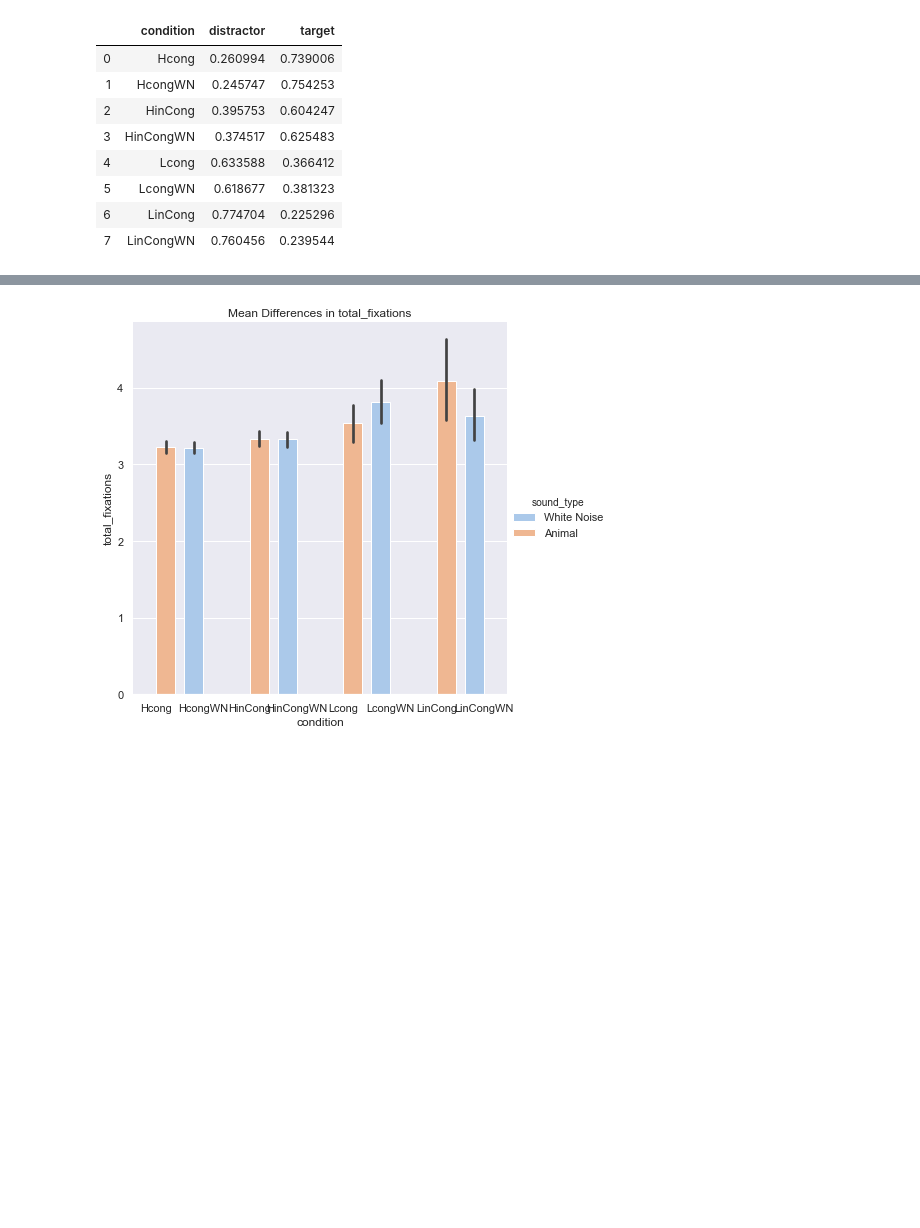
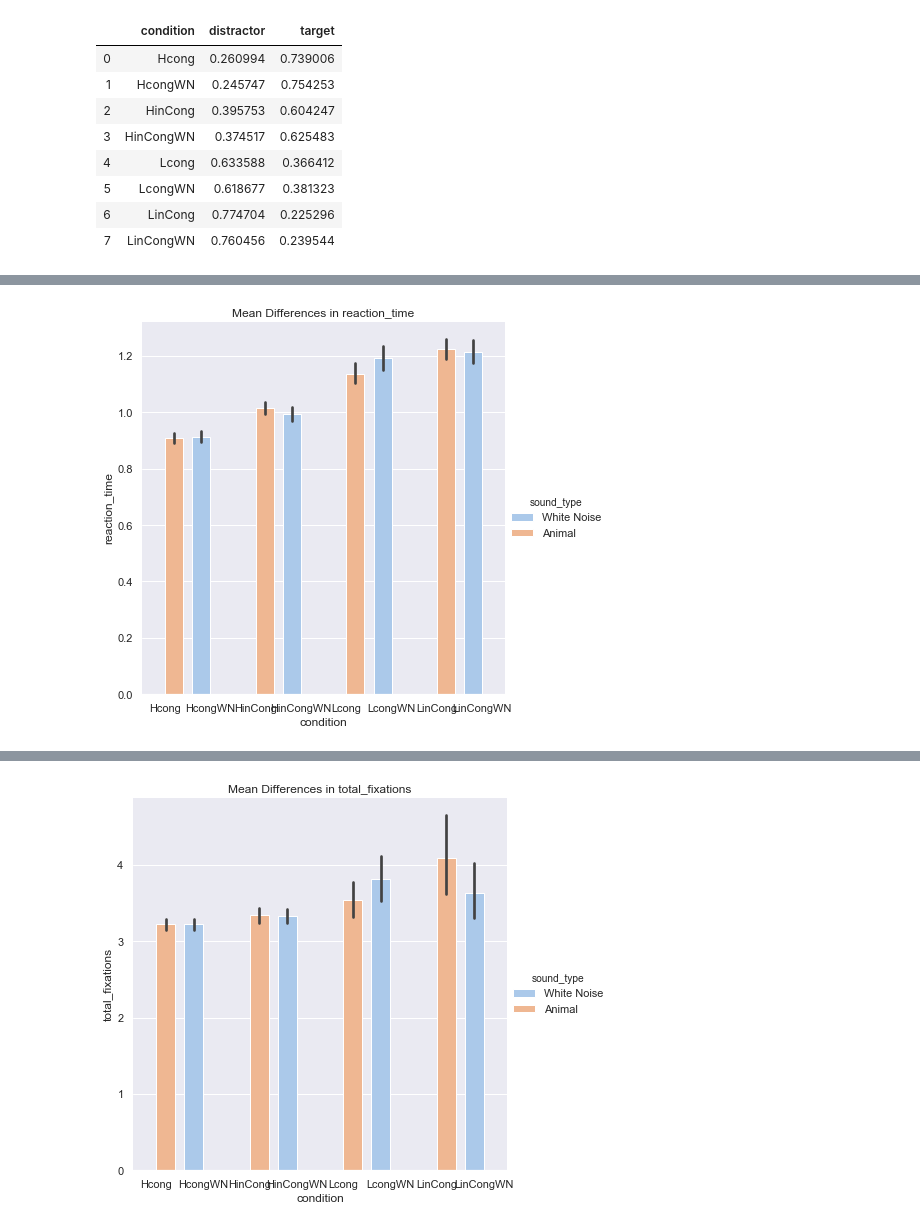
Before and after one commit to sheaduarte/PSC-290-Python-Final-Project, a Jupyter notebook: duarte/notebooks/Duarte_MSD_Exploration_and_Figures.ipynb, the cells around one changed output, grey strips where cells are left out. Cells and saved outputs as stored; diff of their text form; code cells hidden in the pictures; blank space fills up the shorter version.

Commit message:
added graphs

```diff
--- a/duarte/notebooks/Duarte_MSD_Exploration_and_Figures.ipynb
+++ b/duarte/notebooks/Duarte_MSD_Exploration_and_Figures.ipynb
@@ -35,2 +26,2 @@ rtG = ah.bar_graph(df = MSD, x = 'condition', y='reaction_time', z= 'sound_type'
 # %%
-latencyG =  ah.bar_graph(df = MSD, x = 'condition', y='latency', z= 'sound_type', output_directory = '/Users/sheaduarte/Desktop/School/PSC290python/final/duarte/reports/figures/', custom_scheme = 'pastel', order = cond_order)
+fig_output = '/Users/sheaduarte/Desktop/School/PSC290python/final/duarte/reports/figures/'
@@ -78,2 +62,11 @@ ah.stacked_bar_graph(df = firstfix_proportions,id_vars_list = my_idList, value_v
 # %% [output]
 [interactive output not drawn]
+# %%
+sns.set(style="darkgrid")
+plt.rcParams['figure.figsize'] = (18, 7)
+cond_order = ['Hcong', 'HcongWN', 'HinCong', 'HinCongWN','Lcong', 'LcongWN', 'LinCong', 'LinCongWN']
+rtG = ah.bar_graph(df = MSD, x = 'condition', y='reaction_time', z= 'sound_type',
+                   output_directory = fig_output,
+                   custom_scheme = 'pastel', order =cond_order)
+# %% [output]
+[figure, added]
```
Also changed, not shown: parts of 13 cells of this notebook, 6 other files.
